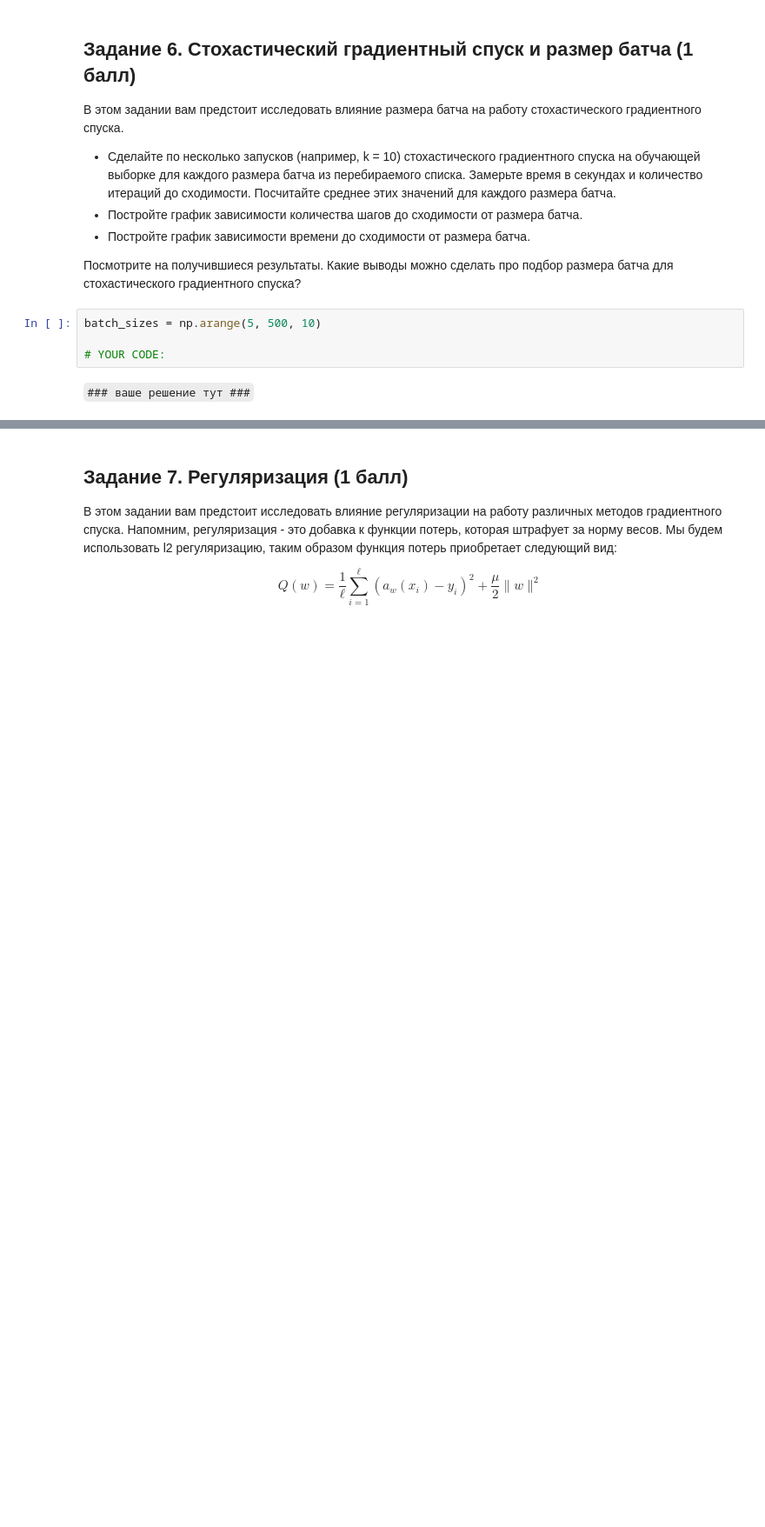
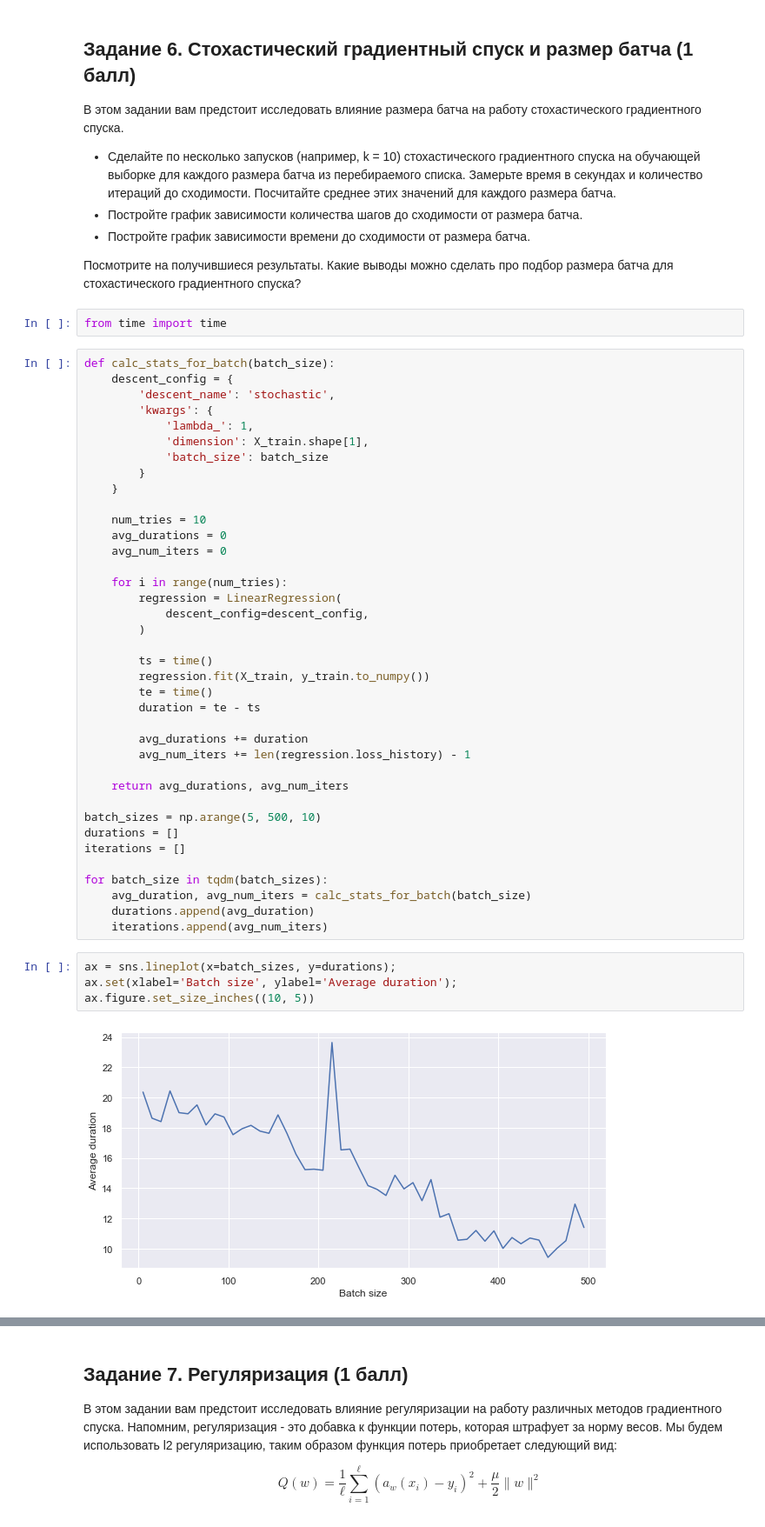
Before and after one commit to kkorolev1/machine-learning-1, a Jupyter notebook: hw/practice-03/homework-practice-03-gd.ipynb, the cells around one changed output, grey strips where cells are left out. Shown at 87% size. Saved outputs shown, nothing was run; the diff lists cells and outputs as text; blank space fills up the shorter version.

```diff
--- a/hw/practice-03/homework-practice-03-gd.ipynb
+++ b/hw/practice-03/homework-practice-03-gd.ipynb
@@ -640,9 +643,49 @@ plt.show()
 * Постройте график зависимости времени до сходимости от размера батча.
 
 Посмотрите на получившиеся результаты. Какие выводы можно сделать про подбор размера батча для стохастического градиентного спуска?
-# %%
-batch_sizes = np.arange(5, 500, 10)
-
-# YOUR CODE:
-# %% [markdown]
-`### ваше решение тут ###`
+# %%
+from time import time
+# %%
+def calc_stats_for_batch(batch_size):
+    descent_config = {
+        'descent_name': 'stochastic',
+        'kwargs': {
+            'lambda_': 1,
+            'dimension': X_train.shape[1],
+            'batch_size': batch_size
+        }
+    }
+
+    num_tries = 10
+    avg_durations = 0
+    avg_num_iters = 0
+
+    for i in range(num_tries):
+        regression = LinearRegression(
+            descent_config=descent_config,
+        )
+
+        ts = time()
+        regression.fit(X_train, y_train.to_numpy())
+        te = time()
+        duration = te - ts
+
+        avg_durations += duration
+        avg_num_iters += len(regression.loss_history) - 1
+
+    return avg_durations, avg_num_iters
+
+batch_sizes = np.arange(5, 500, 10)
+durations = []
+iterations = []
+
+for batch_size in tqdm(batch_sizes):
+    avg_duration, avg_num_iters = calc_stats_for_batch(batch_size)
+    durations.append(avg_duration)
+    iterations.append(avg_num_iters)
+# %%
+ax = sns.lineplot(x=batch_sizes, y=durations);
+ax.set(xlabel='Batch size', ylabel='Average duration');
+ax.figure.set_size_inches((10, 5))
+# %% [output]
+[figure, added]
```
Also changed, not shown: parts of 13 cells of this notebook, 1 other file.
